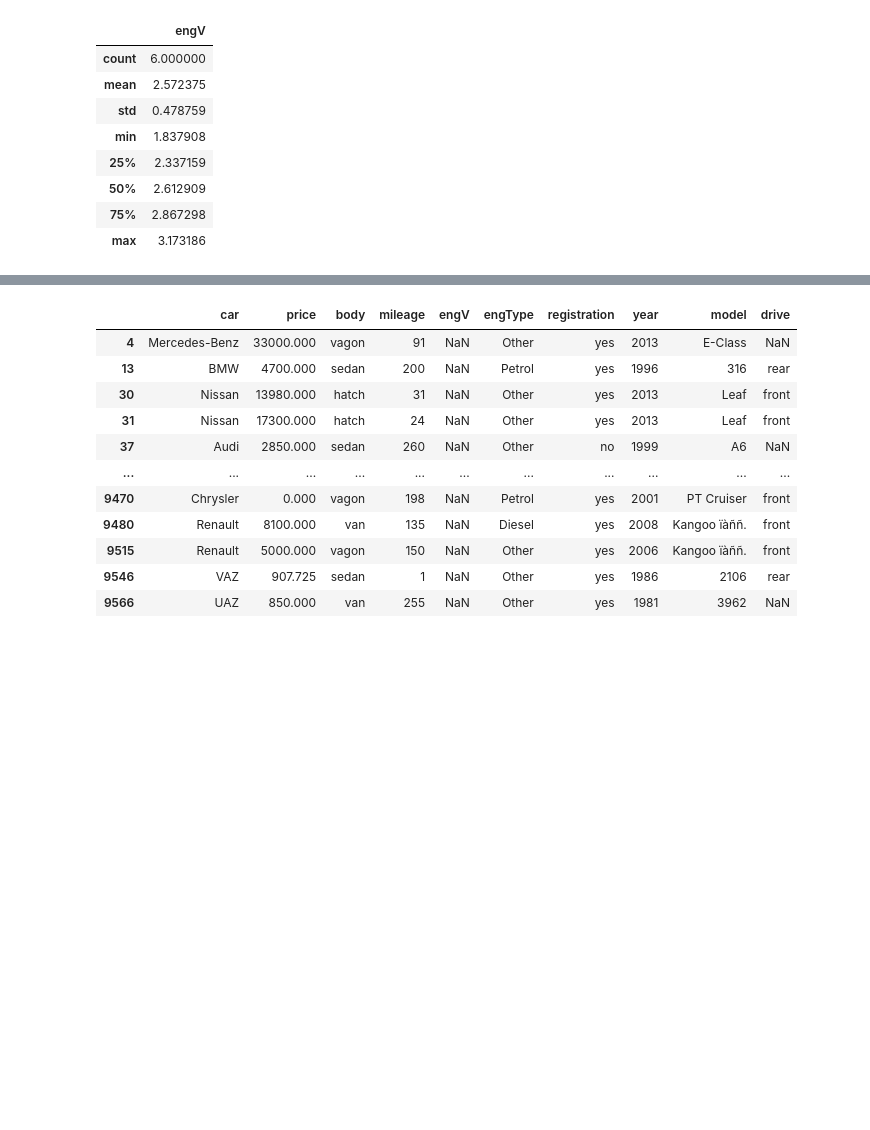
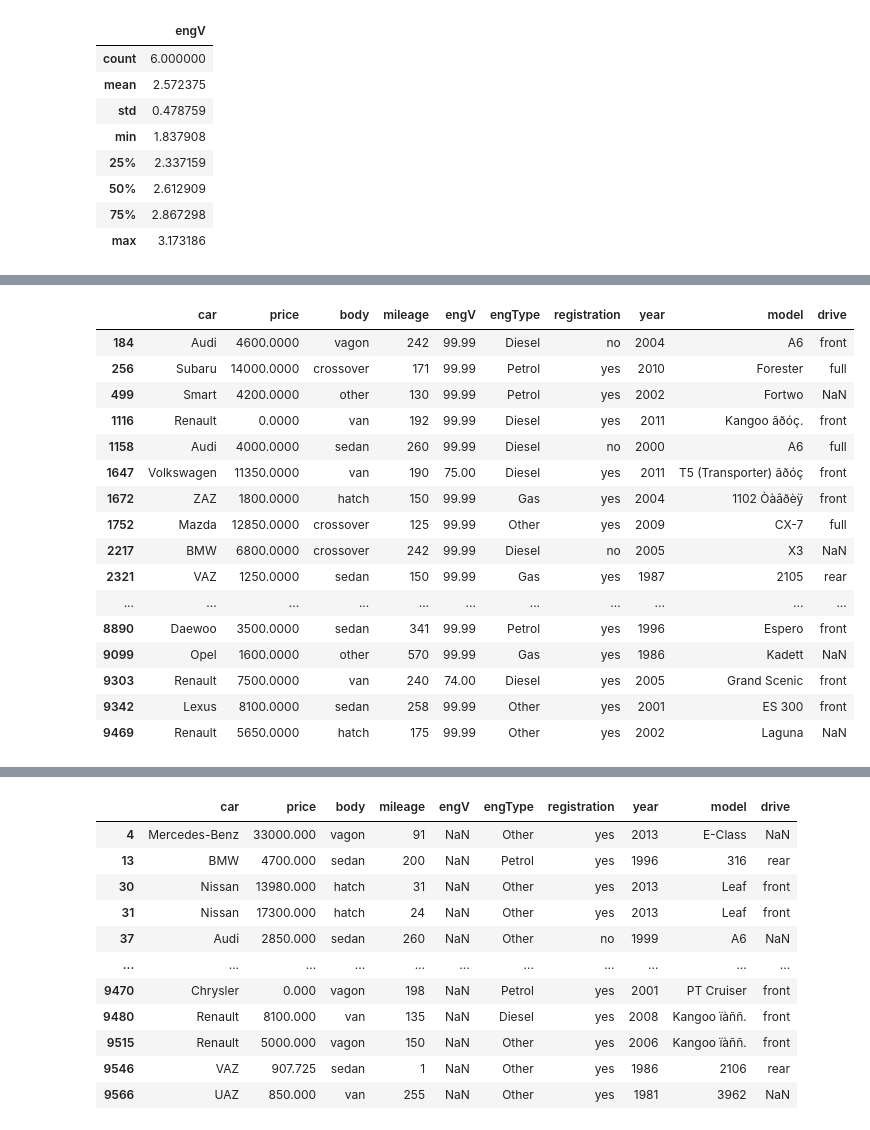
Before and after one commit to yoganandaraol/EDA_CarSales, a Jupyter notebook: EDA_CarSales_Project.ipynb, the cells around one changed output, grey strips where cells are left out. Saved outputs shown, nothing was run; the diff lists cells and outputs as text; code cells hidden in the pictures; blank space fills up the shorter version.

```diff
--- a/EDA_CarSales_Project.ipynb
+++ b/EDA_CarSales_Project.ipynb
@@ -193,0 +202,20 @@ pd.DataFrame(carsales_df.groupby('body')['engV'].mean()).describe()
+# %%
+carsales_df[carsales_df['engV']> 60]
+# %% [output]
+|  | car | price | body | mileage | engV | engType | registration | year | model | drive |
+| 184 | Audi | 4600.0000 | vagon | 242 | 99.99 | Diesel | no | 2004 | A6 | front |
+| 256 | Subaru | 14000.0000 | crossover | 171 | 99.99 | Petrol | yes | 2010 | Forester | full |
+| 499 | Smart | 4200.0000 | other | 130 | 99.99 | Petrol | yes | 2002 | Fortwo | NaN |
+| 1116 | Renault | 0.0000 | van | 192 | 99.99 | Diesel | yes | 2011 | Kangoo ãðóç. | front |
+| 1158 | Audi | 4000.0000 | sedan | 260 | 99.99 | Diesel | no | 2000 | A6 | full |
+| 1647 | Volkswagen | 11350.0000 | van | 190 | 75.00 | Diesel | yes | 2011 | T5 (Transporter) ãðóç | front |
+| 1672 | ZAZ | 1800.0000 | hatch | 150 | 99.99 | Gas | yes | 2004 | 1102 Òàâðèÿ | front |
+| 1752 | Mazda | 12850.0000 | crossover | 125 | 99.99 | Other | yes | 2009 | CX-7 | full |
+| 2217 | BMW | 6800.0000 | crossover | 242 | 99.99 | Diesel | no | 2005 | X3 | NaN |
+| 2321 | VAZ | 1250.0000 | sedan | 150 | 99.99 | Gas | yes | 1987 | 2105 | rear |
+| ... | ... | ... | ... | ... | ... | ... | ... | ... | ... | ... |
+| 8890 | Daewoo | 3500.0000 | sedan | 341 | 99.99 | Petrol | yes | 1996 | Espero | front |
+| 9099 | Opel | 1600.0000 | other | 570 | 99.99 | Gas | yes | 1986 | Kadett | NaN |
+| 9303 | Renault | 7500.0000 | van | 240 | 74.00 | Diesel | yes | 2005 | Grand Scenic | front |
+| 9342 | Lexus | 8100.0000 | sedan | 258 | 99.99 | Other | yes | 2001 | ES 300 | front |
+| 9469 | Renault | 5650.0000 | hatch | 175 | 99.99 | Other | yes | 2002 | Laguna | NaN |
```
Also changed, not shown: parts of 8 cells of this notebook.
